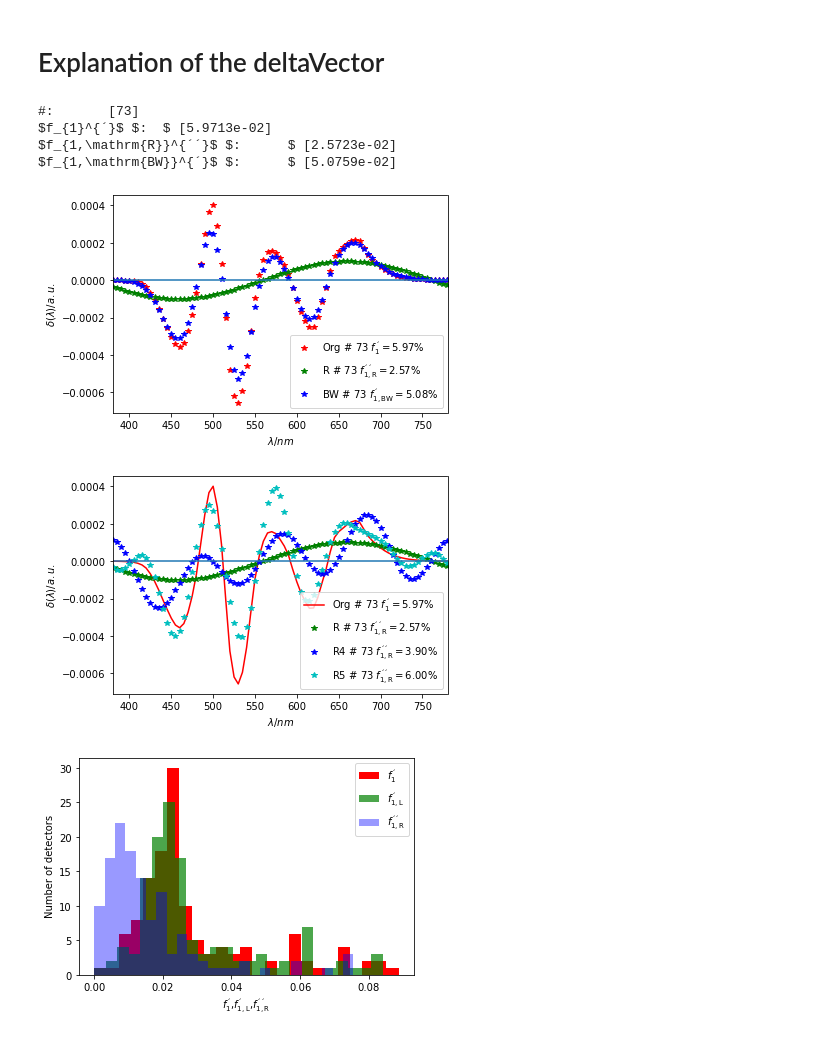
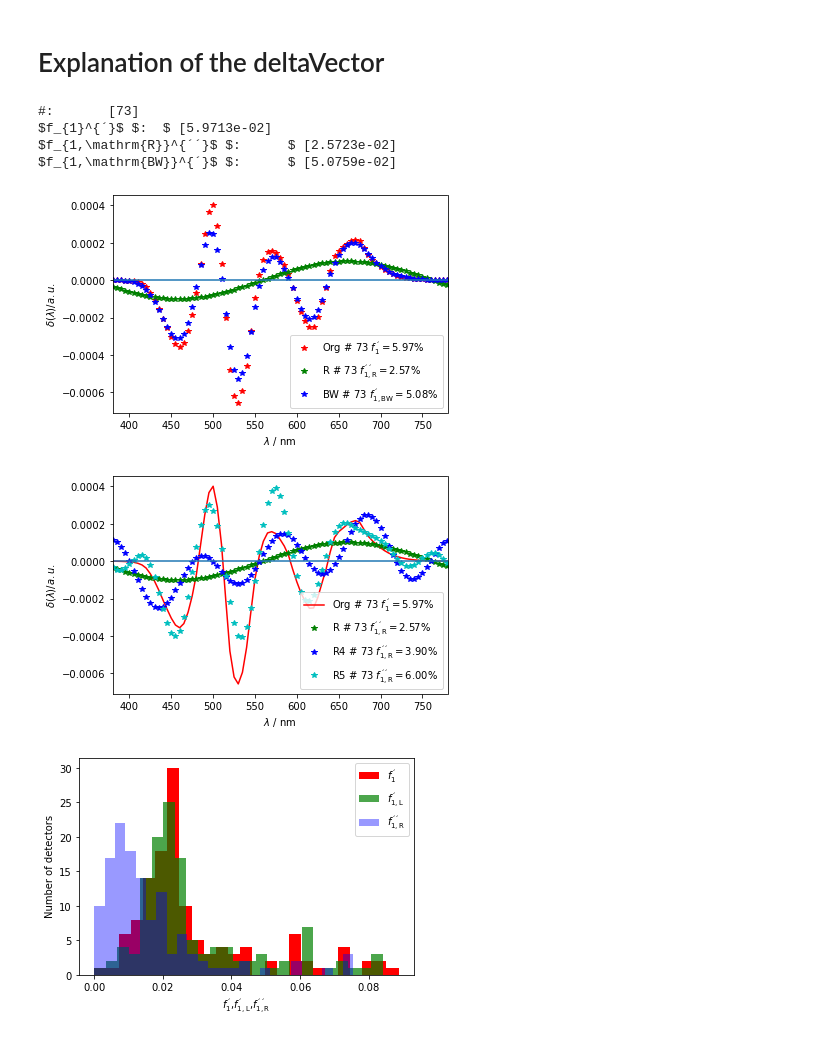
Before and after one commit to empir19nrm02/empir19nrm02, a Jupyter notebook: empir19nrm02/Jupyter/f1PrimeDetectorMet.ipynb, the cells around one changed output. Cells and saved outputs as stored; diff of their text form; code cells hidden in the pictures.

```diff
--- a/empir19nrm02/Jupyter/f1PrimeDetectorMet.ipynb
+++ b/empir19nrm02/Jupyter/f1PrimeDetectorMet.ipynb
@@ -42,6 +42,8 @@ from empir19nrm02.tools import plotSelectedSPD, plotYxy, plotHist, plotCorrMatri
 a1=1
 a2=0.7
 a3=0.4
+figs_x = 5
+figs_y = 5
 b_not_for_paper = False
 quantil = 0.05
 # Attention: 0.006 must be used to get the same values as AF with 0.003
@@ -49,15 +51,19 @@ dCutOff=0.003
 selected_detector = 73
 fig_number = 1
 fig_type= '.svg'
+table_type= '.csv'
 
-def get_fig_file_name(filename=None):
+def get_fig_file_name(filename=None, table=False):
     global fig_number
     global fig_type
     if filename is None:
         file_name = r'met\Fig' + str(fig_number) + fig_type
         fig_number+=1
     else:
-        file_name = r'met\Fig' + filename + fig_type
+        if table:
+            file_name = r'met\Table' + filename + table_type
+        else:
+            file_name = r'met\Fig' + filename + fig_type
     return file_name
 
 def save_fig(filename=None):
@@ -435,35 +444,35 @@ detaVectorArray = np.zeros( (3, vlDetectorListNumber, vldetectors.shape[1]))
 for i in range(0, vlDetectorListNumber):
     [f1Array[0,i], detaVectorArray[0,i]] = py_f1PrimeG(vldetectors[0], vldetectors[detectorList[i]], strObserver='1931_2', iObserverOffset = 1, strWeighting='A', iMin=0, dCutOff=0., dBandWidth=0.)
     [f1Array[1,i], detaVectorArray[1,i]] = py_f1PrimeG(vldetectors[0], vldetectors[detectorList[i]], strObserver='1931_2', iObserverOffset = 1, strWeighting='E', iMin=0, dCutOff=-dCutOff, dBandWidth=0.)
     [f1Array[2,i], detaVectorArray[2,i]] = py_f1PrimeG(vldetectors[0], vldetectors[detectorList[i]], strObserver='1931_2', iObserverOffset = 1, strWeighting='A', iMin=0, dCutOff=0., dBandWidth=20.)
 
     fig, ax = pyplot.subplots()
     strLabel = 'Org # ' + str(detectorList[i]) + ' ' + strf1p + '$=$' + round(str(f1Array[0,i]*100), decimals=2) + r'%'
     ax.plot(vldetectors[0], detaVectorArray[0,i],'r*', label=strLabel)
     strLabel = 'R # ' + str(detectorList[i]) + ' ' + strf1ppR + '$=$' + round(str(f1Array[1,i]*100), decimals=2) + r'%'
     ax.plot(vldetectors[0], detaVectorArray[1,i],'g*', label=strLabel)
     strLabel = 'BW # ' + str(detectorList[i]) + ' ' + strf1pBW + '$=$' + round(str(f1Array[2,i]*100), decimals=2) + r'%'
     ax.plot(vldetectors[0], detaVectorArray[2,i],'b*', label=strLabel)
     ax.set_xlim(left=380, right=780)
     ax.axhline(0)
     ax.legend()
     if b_not_for_paper:
         pyplot.title('Comparison of $\delta (\lambda)$ functions for different ' + strf1p + ' calculations')
     pyplot.ylabel('$\delta(\lambda) / a.u.$')
-    pyplot.xlabel('$\lambda / nm$')
+    pyplot.xlabel('$\lambda$ / nm')
     save_fig(filename='DeltaFunctions')
 
 
 print('#:\t', detectorList)
 print(strf1p, '$:\t$', f1Array[0])
 print(strf1ppR, '$:\t$', f1Array[1])
 print(strf1pBW, '$:\t$', f1Array[2])
 # %% [output]
 #:       [73]
 $f_{1}^{´}$ $:  $ [5.9713e-02]
 $f_{1,\mathrm{R}}^{´´}$ $:      $ [2.5723e-02]
 $f_{1,\mathrm{BW}}^{´}$ $:      $ [5.0759e-02]
-[figure, old version]
+[figure, new version]
 # %%
 f1Array = np.zeros( (4, vlDetectorListNumber))
 detaVectorArray = np.zeros( (4, vlDetectorListNumber, vldetectors.shape[1]))
@@ -489,10 +498,10 @@ for i in range(0, vlDetectorListNumber):
     if b_not_for_paper:
         pyplot.title('Comparison of $\delta (\lambda)$ functions for different cutoff frequencies')
     pyplot.ylabel('$\delta(\lambda) / a.u.$')
-    pyplot.xlabel('$\lambda / nm$')
+    pyplot.xlabel('$\lambda$ / nm')
     save_fig(filename='DeltaFunctionsCutOff')
 # %% [output]
-[figure, old version]
+[figure, new version]
 # %%
 fig, ax = pyplot.subplots()
 ax.set_xlabel(strf1p + ',' + strf1pLED + ','  + strf1ppR)
```
Also changed, not shown: parts of 34 cells of this notebook, 6 other files.
